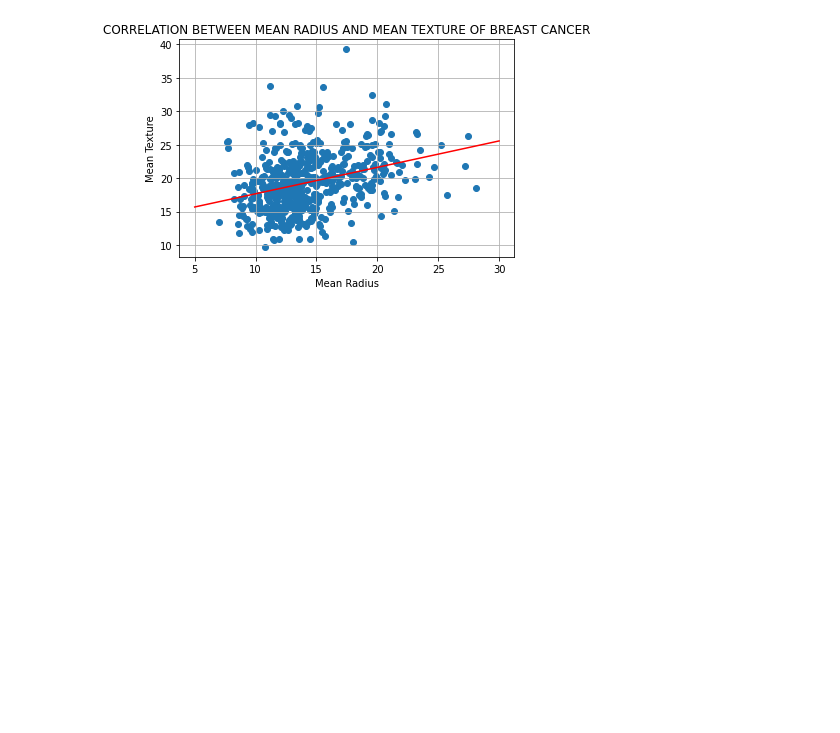
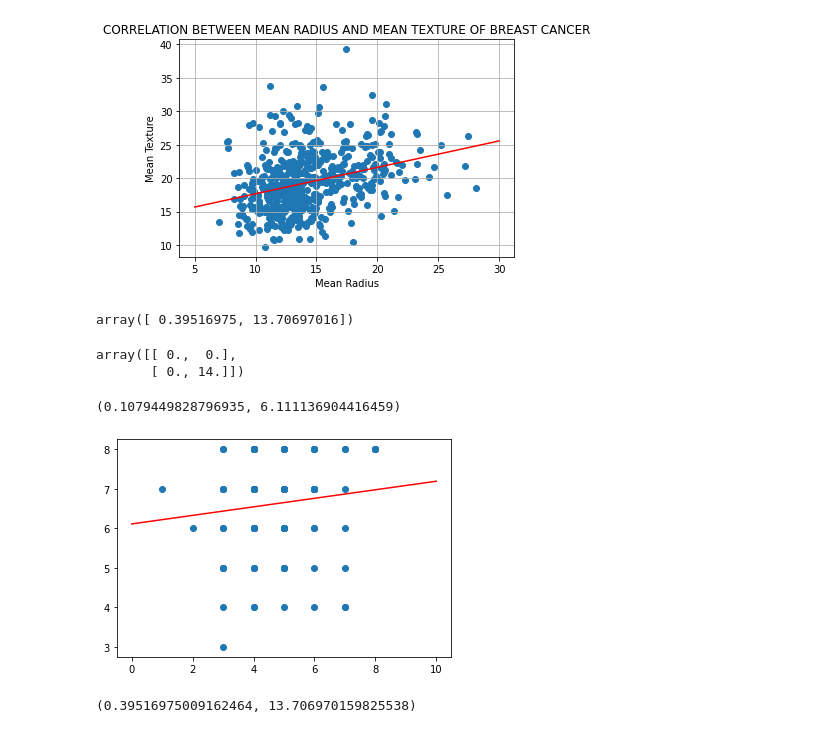
Before and after one commit to eaglehkim/python, a Jupyter notebook: prac2_ipynb의_사본.ipynb, the cells around one changed output. Drawn from its saved outputs; the diff is of its cells as text; code cells hidden in the pictures; blank space fills up the shorter version.

```diff
--- a/prac2_ipynb의_사본.ipynb
+++ b/prac2_ipynb의_사본.ipynb
@@ -722,3 +722,68 @@ plt.scatter(bc_mean_radius, bc_mean_texture)
 plt.show()
 # %% [output]
 [figure]
+# %%
+reg
+# %% [output]
+array([ 0.39516975, 13.70697016])
+# %%
+#################################################################
+########## 단순회귀는 인과성이 보장된 것만 써야한다! ############
+#################################################################
+# 과학적 근거가 있어야 한다. (A라는 물질이 B를 일으킨다)
+# 대조군/실험군이 확실할 때 (한 쪽은 A를 섭취, 다른 한쪽은 A라는 물질을 비섭취)
+# 윤리적일 때
+
+#### 상관관계, 인과성을 확일할 떄 주의할 것 ####
+# 원인과 격롸가 바뀌었을 가능성
+# 우연
+
+A = np.array([1,1,1,1,1,1])  # 한쪽이 상수이면 상관관계는 0
+B = np.array([1,3,5,7,9,11])
+
+cov = np.cov(A,B)
+cov
+# %% [output]
+array([[ 0.,  0.],
+       [ 0., 14.]])
+# %%
+# 회귀(regression) - 세상엔 완벽한게 있고 + 지저분한게 있어서, 완벽한 것을 찾는 것
+# y = ax + b + e 에서 y = ax + b 를 찾자
+# COV(X, Y) = COV(x, ax+b+e(오류,입실론))
+# COV(X, aX+b+e) = COV(X,aX) + COV(X,b) + COV(X, e)
+#                = a COV(X,X) + COV(X, b) + COV(X, e)
+#                = a V(x)
+#              a = COV(X,Y) / V(X)
+#              Y = aX + b + e
+#           e(Y) = E(aX) + E(b) + E(e)
+#                = aE(X) + b
+#              b = E(Y) - aE(X)
+#                = E(Y) - ((COV(X,Y)/V(X))*E(X))
+
+# y = a x + b --> 1차 = 단순회귀
+#     a x^2   --> 2차 = 2차회귀
+#             --> 3차 = 3차회귀
+# 1~2차에서 끝내는게 좋음
+
+# y = ax + b, x:appearance, y:personality
+a = np.cov(ap, pe)[0,1]/np.cov(ap)
+b = np.mean(pe)-a*np.mean(ap)
+a, b
+# %% [output]
+(0.1079449828796935, 6.111136904416459)
+# %%
+plt.scatter(ap,pe)    # scatter graph
+
+x = np.arange(0,11)   # red line
+y = a*x + b           # red line
+plt.plot(x,y,'r')     # red line
+
+plt.show()
+# %% [output]
+[figure, added]
+# %%
+a = np.cov(bc_mean_radius, bc_mean_texture)[0,1]/np.cov(bc_mean_radius)
+b = np.mean(bc_mean_texture)-a*np.mean(bc_mean_radius)
+a, b
+# %% [output]
+(0.39516975009162464, 13.706970159825538)
```
Also changed, not shown: parts of 9 cells of this notebook.
